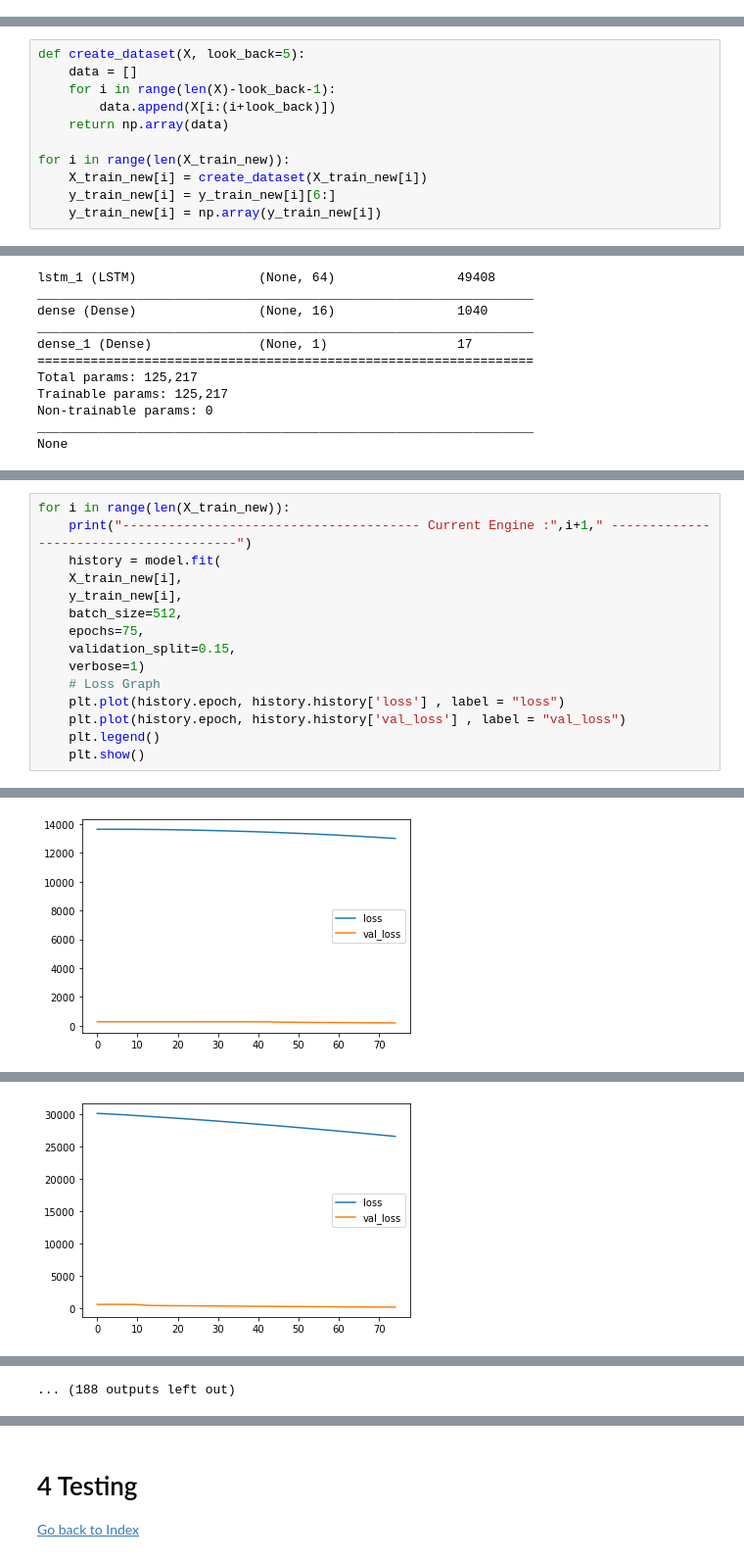
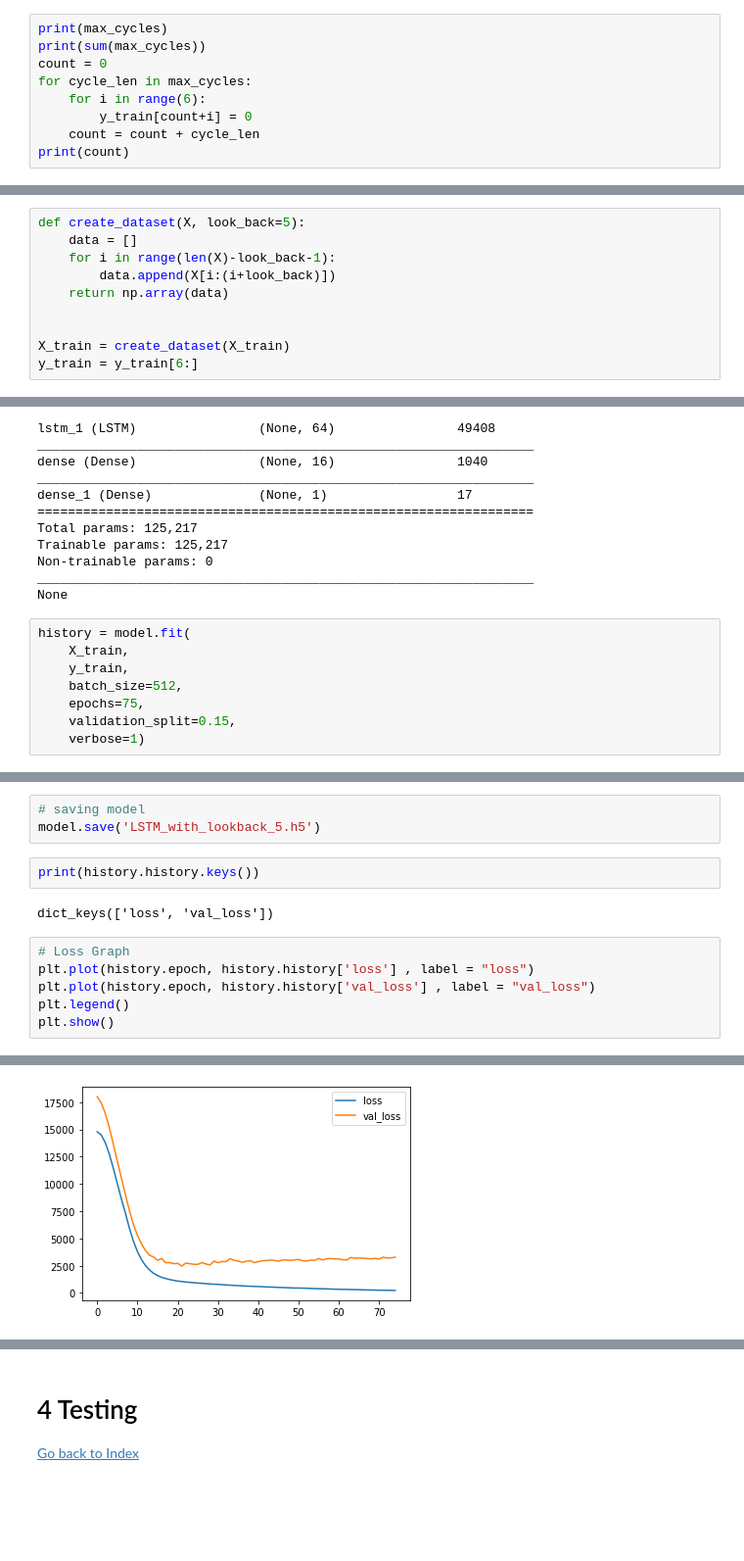
Before and after one commit to mehidi38/RUL-Prediction, a Jupyter notebook: RUL Prediction using LSTM Lookback=5.ipynb, the cells around one changed output, grey strips where cells are left out. Shown: that part at 98% size. Drawn from its saved outputs; the diff is of its cells as text; blank space fills up the shorter version.

```diff
--- a/RUL Prediction using LSTM Lookback=5.ipynb
+++ b/RUL Prediction using LSTM Lookback=5.ipynb
@@ -255,0 +235,9 @@ print(y_train_new[0])
+# %%
+print(max_cycles)
+print(sum(max_cycles))
+count = 0
+for cycle_len in max_cycles:
+    for i in range(6):
+        y_train[count+i] = 0
+    count = count + cycle_len
+print(count)
@@ -260,7 +267,6 @@ def create_dataset(X, look_back=5):
         data.append(X[i:(i+look_back)])
     return np.array(data)
 
-for i in range(len(X_train_new)):
-    X_train_new[i] = create_dataset(X_train_new[i])
-    y_train_new[i] = y_train_new[i][6:]
-    y_train_new[i] = np.array(y_train_new[i])
+
+X_train = create_dataset(X_train)
+y_train = y_train[6:]
@@ -297,3 +317,11 @@ Trainable params: 125,217
 Non-trainable params: 0
 _________________________________________________________________
 None
+# %%
+history = model.fit(
+    X_train,
+    y_train,
+    batch_size=512,
+    epochs=75,
+    validation_split=0.15,
+    verbose=1)
@@ -300,16 +346,14 @@ None
+# %%
+# saving model
+model.save('LSTM_with_lookback_5.h5')
+# %%
+print(history.history.keys())
+# %% [output]
+dict_keys(['loss', 'val_loss'])
 # %%
-for i in range(len(X_train_new)):
-    print("--------------------------------------- Current Engine :",i+1," ---------------------------------------")
-    history = model.fit(
-    X_train_new[i],
-    y_train_new[i],
-    batch_size=512,
-    epochs=75,
-    validation_split=0.15,
-    verbose=1)
-    # Loss Graph
-    plt.plot(history.epoch, history.history['loss'] , label = "loss")
-    plt.plot(history.epoch, history.history['val_loss'] , label = "val_loss")
-    plt.legend()
-    plt.show()
+# Loss Graph
+plt.plot(history.epoch, history.history['loss'] , label = "loss")
+plt.plot(history.epoch, history.history['val_loss'] , label = "val_loss")
+plt.legend()
+plt.show()
 # %% [output]
@@ -333 +360 @@ Epoch 75/75
-[figure, old version]
+[figure, new version]
@@ -351 +360,0 @@ Epoch 75/75
-[figure, removed]
@@ -424 +360,0 @@ Epoch 75/75
-... (188 outputs left out)
```
Also changed, not shown: parts of 38 cells of this notebook, 2 other files.
